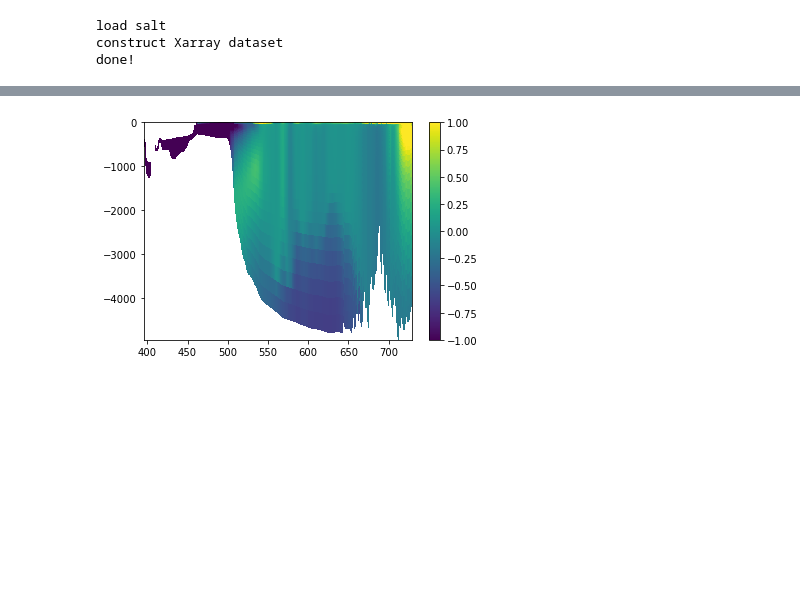
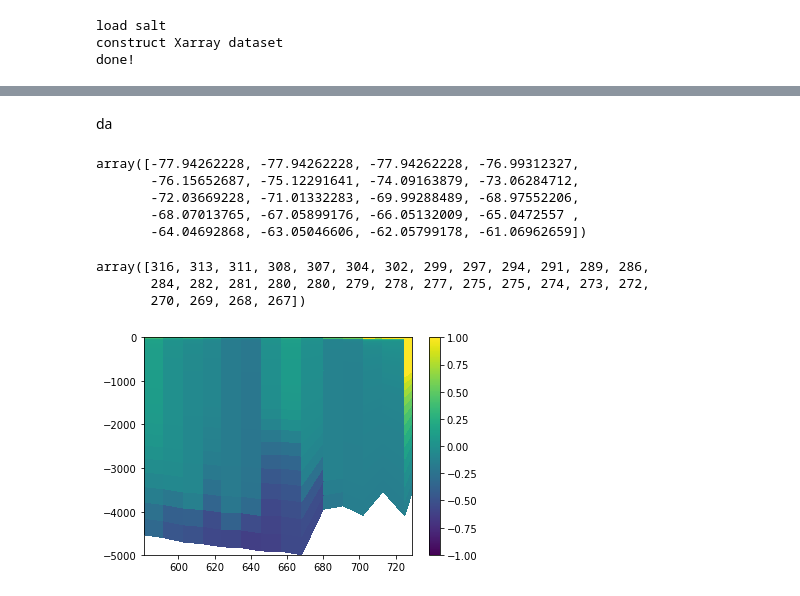
Before and after one commit to kuechenrole/tidal_melting, a Jupyter notebook: notebooks/0.2-kuechenrole-surface_fluxes_tuning.ipynb, the cells around one changed output, grey strips where cells are left out. Saved outputs shown, nothing was run; the diff lists cells and outputs as text; code cells hidden in the pictures; blank space fills up the shorter version.

```diff
--- a/notebooks/0.2-kuechenrole-surface_fluxes_tuning.ipynb
+++ b/notebooks/0.2-kuechenrole-surface_fluxes_tuning.ipynb
@@ -142,0 +327,20 @@ done!
+# %% [markdown]
+da
+# %%
+da.lat_rho.values
+# %% [output]
+array([-77.94262228, -77.94262228, -77.94262228, -76.99312327,
+       -76.15652687, -75.12291641, -74.09163879, -73.06284712,
+       -72.03669228, -71.01332283, -69.99288489, -68.97552206,
+       -68.07013765, -67.05899176, -66.05132009, -65.0472557 ,
+       -64.04692868, -63.05046606, -62.05799178, -61.06962659])
+# %%
+from scipy.spatial import KDTree
+points = np.column_stack((temp_1d.lat_rho.values,temp_1d.lon_rho.values))
+tree = KDTree(points)
+# %%
+lats_t = np.arange(-70,-40)
+lons_t = np.full(np.shape(lats_t),-15,dtype=int)
+target = np.column_stack((lats_t,lons_t))
+# %%
+dist, ind = tree.query(target)
@@ -143,12 +349,18 @@ done!
+# %%
+eta_t
+# %% [output]
+array([316, 313, 311, 308, 307, 304, 302, 299, 297, 294, 291, 289, 286,
+       284, 282, 281, 280, 280, 279, 278, 277, 275, 275, 274, 273, 272,
+       270, 269, 268, 267])
 # %%
 plt.clf()
 #roms_ds.temp[0,:,300,:].plot.pcolormesh(x='xi_3d',y='depth',vmin=-1,vmax=1)
-da = roms_ds.temp[0,:,395:,320]
+da = temp_1d[0,:,ind]
 val = da.to_masked_array()
 x = da.eta_3d.to_masked_array()
 y = da.depth.to_masked_array()
 plt.pcolormesh(x,y,val,vmin=-1,vmax=1)
 plt.colorbar()
 plt.show()
 # %% [output]
-[figure, old version]
+[figure, new version]
```
Also changed, not shown: parts of 22 cells of this notebook, 9 other files.
